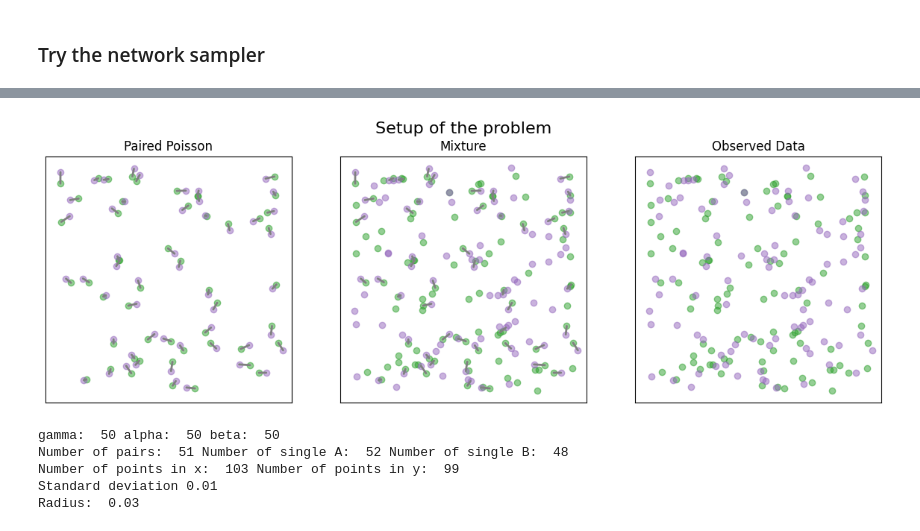
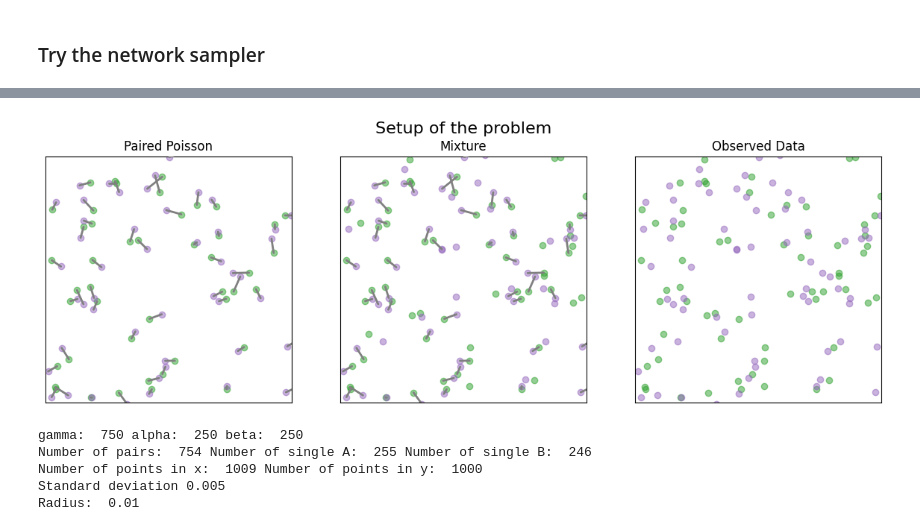
Before and after one commit to gnies/bayes-coloc, a Jupyter notebook: examples/large_dataset example.ipynb, the cells around one changed output, grey strips where cells are left out. Cells and saved outputs as stored; diff of their text form; code cells hidden in the pictures.

```diff
--- a/examples/large_dataset example.ipynb
+++ b/examples/large_dataset example.ipynb
@@ -20,11 +17,11 @@ d = 2
 
 # set parameters
 area = 1
-scale = 0.01
-radius = 0.03
-gamma = 50
-alpha = 50# np.e**-20
-beta = 50# np.e**-20
+scale = 0.005
+radius = 0.01
+gamma = 750
+alpha = 250# np.e**-20
+beta = 250# np.e**-20
 true_params = {'gamma': gamma, 'alpha': alpha, 'beta': beta,
     'scale': scale, 'radius': radius, 'area': area}
 
@@ -64,37 +61,37 @@ matching_mat = matching_mat[perm_x, :]
 fig, axis = plt.subplots(ncols=3, figsize=(12, 4))
 marker = "o"
 alpha = 0.5
 linewidth = 2
 plan = np.eye(len(hatgamma_y))
 plot_pair_prob(hatgamma_x, hatgamma_y, plan, l=linewidth,
                ax=axis[0], scatter_alpha=alpha)
 axis[0].set_aspect("equal")
-h = 0.05
+h = 0.005
 
 axis[0].set_title("Paired Poisson")
 axis[1].set_title("Mixture")
 axis[2].set_title("Observed Data")
 
 for ax in axis:
     ax.set_aspect("equal")
-    ax.set_xlim(-h, np.sqrt(area)+h)
-    ax.set_ylim(-h, np.sqrt(area)+h)
+    ax.set_xlim(-h, np.sqrt(area)/4+h)
+    ax.set_ylim(-h, np.sqrt(area)/4+h)
     # remove ticks
     ax.set_xticks([])
     ax.set_yticks([])
 
 plot_pair_prob(x, y, matching_mat, ax=axis[1], l=linewidth, scatter_alpha=alpha)
 no_matching = np.zeros((nx, ny))
 plot_pair_prob(x, y, no_matching, ax=axis[2], l=linewidth, scatter_alpha=alpha)
 axis[1].set_title("Mixture")
 axis[2].set_title("Observed Data")
 fig.suptitle("Setup of the problem", fontsize=16)
 # thight layout
 plt.tight_layout()
 # plt.savefig("setup_plot_v2.pdf")
 plt.show()
 # %% [output]
-[figure, old version]
+[figure, new version]
 # %%
 # print relevant data
 print("gamma: ", true_params['gamma'], "alpha: ", true_params['alpha'], "beta: ", true_params['beta'])
@@ -103,10 +100,10 @@ print("Number of points in x: ", nx, "Number of points in y: ", ny)
 print("Standard deviation", scale)
 print("Radius: ", radius)
 # %% [output]
-gamma:  50 alpha:  50 beta:  50
-Number of pairs:  51 Number of single A:  52 Number of single B:  48
-Number of points in x:  103 Number of points in y:  99
-Standard deviation 0.01
-Radius:  0.03
+gamma:  750 alpha:  250 beta:  250
+Number of pairs:  754 Number of single A:  255 Number of single B:  246
+Number of points in x:  1009 Number of points in y:  1000
+Standard deviation 0.005
+Radius:  0.01
 # %%
 # define proposal, prior and starting parameters
```
Also changed, not shown: parts of 18 cells of this notebook, 9 other files.
